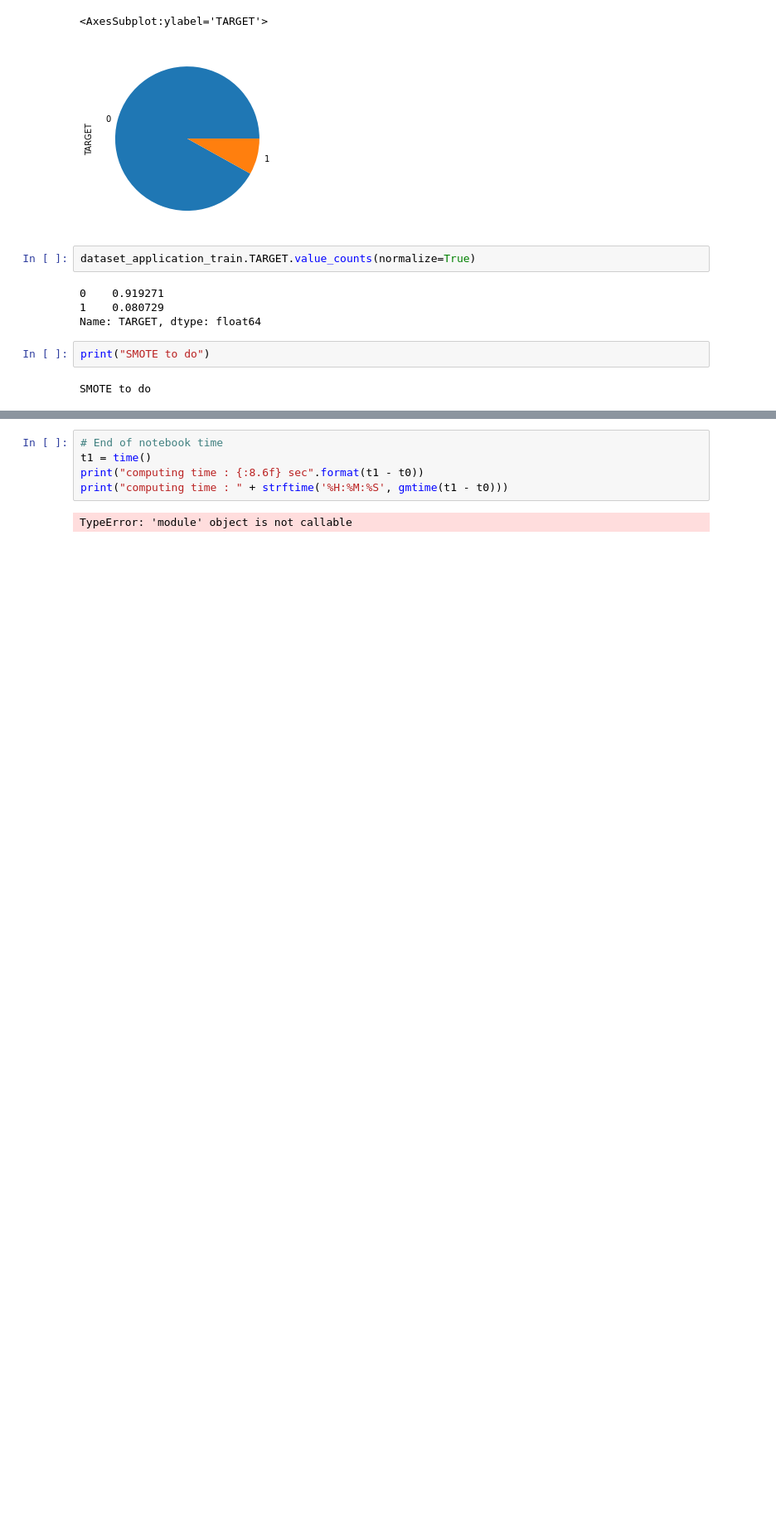
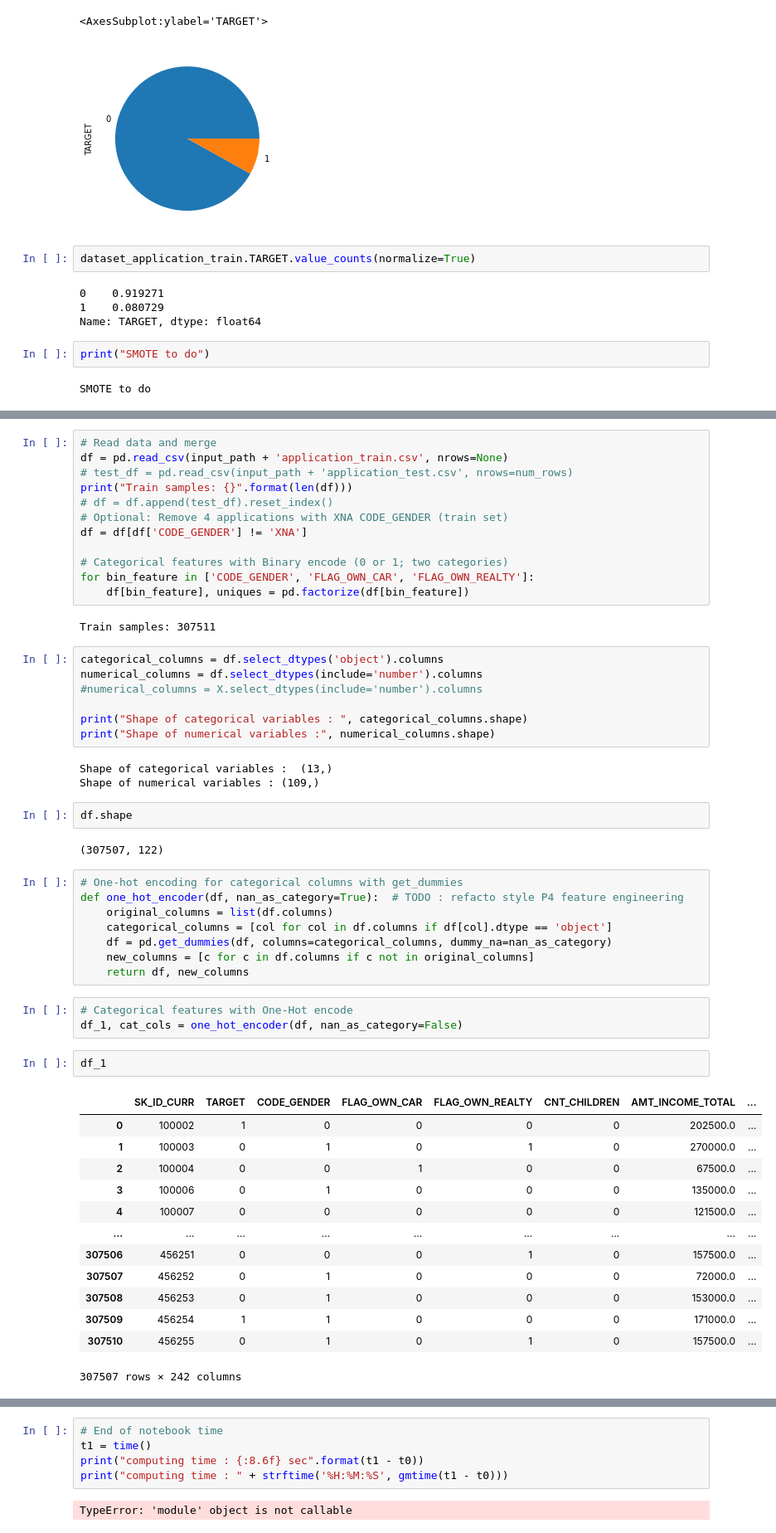
Before and after one commit to oumeima-elgharbi/P7_Data_Science_OpenClassrooms, a Jupyter notebook: P7_01_exploration.ipynb, the cells around one changed output, grey strips where cells are left out. Shown: that part at 83% size. Saved outputs shown, nothing was run; the diff lists cells and outputs as text; blank space fills up the shorter version.

```diff
--- a/P7_01_exploration.ipynb
+++ b/P7_01_exploration.ipynb
@@ -417,0 +307,55 @@ TypeError: predict() missing 1 required positional argument: 'X'
+# %%
+# Read data and merge
+df = pd.read_csv(input_path + 'application_train.csv', nrows=None)
+# test_df = pd.read_csv(input_path + 'application_test.csv', nrows=num_rows)
+print("Train samples: {}".format(len(df)))
+# df = df.append(test_df).reset_index()
+# Optional: Remove 4 applications with XNA CODE_GENDER (train set)
+df = df[df['CODE_GENDER'] != 'XNA']
+
+# Categorical features with Binary encode (0 or 1; two categories)
+for bin_feature in ['CODE_GENDER', 'FLAG_OWN_CAR', 'FLAG_OWN_REALTY']:
+    df[bin_feature], uniques = pd.factorize(df[bin_feature])
+# %% [output]
+Train samples: 307511
+# %%
+categorical_columns = df.select_dtypes('object').columns
+numerical_columns = df.select_dtypes(include='number').columns
+#numerical_columns = X.select_dtypes(include='number').columns
+
+print("Shape of categorical variables : ", categorical_columns.shape)
+print("Shape of numerical variables :", numerical_columns.shape)
+# %% [output]
+Shape of categorical variables :  (13,)
+Shape of numerical variables : (109,)
+# %%
+df.shape
+# %% [output]
+(307507, 122)
+# %%
+# One-hot encoding for categorical columns with get_dummies
+def one_hot_encoder(df, nan_as_category=True):  # TODO : refacto style P4 feature engineering
+    original_columns = list(df.columns)
+    categorical_columns = [col for col in df.columns if df[col].dtype == 'object']
+    df = pd.get_dummies(df, columns=categorical_columns, dummy_na=nan_as_category)
+    new_columns = [c for c in df.columns if c not in original_columns]
+    return df, new_columns
+# %%
+# Categorical features with One-Hot encode
+df_1, cat_cols = one_hot_encoder(df, nan_as_category=False)
+# %%
+df_1
+# %% [output]
+|  | SK_ID_CURR | TARGET | CODE_GENDER | FLAG_OWN_CAR | FLAG_OWN_REALTY | CNT_CHILDREN | AMT_INCOME_TOTAL | ... |
+| 0 | 100002 | 1 | 0 | 0 | 0 | 0 | 202500.0 | ... |
+| 1 | 100003 | 0 | 1 | 0 | 1 | 0 | 270000.0 | ... |
+| 2 | 100004 | 0 | 0 | 1 | 0 | 0 | 67500.0 | ... |
+| 3 | 100006 | 0 | 1 | 0 | 0 | 0 | 135000.0 | ... |
+| 4 | 100007 | 0 | 0 | 0 | 0 | 0 | 121500.0 | ... |
+| ... | ... | ... | ... | ... | ... | ... | ... | ... |
+| 307506 | 456251 | 0 | 0 | 0 | 1 | 0 | 157500.0 | ... |
+| 307507 | 456252 | 0 | 1 | 0 | 0 | 0 | 72000.0 | ... |
+| 307508 | 456253 | 0 | 1 | 0 | 0 | 0 | 153000.0 | ... |
+| 307509 | 456254 | 1 | 1 | 0 | 0 | 0 | 171000.0 | ... |
+| 307510 | 456255 | 0 | 1 | 0 | 1 | 0 | 157500.0 | ... |
+307507 rows × 242 columns
```
Also changed, not shown: parts of 58 cells of this notebook, 3 other files.
